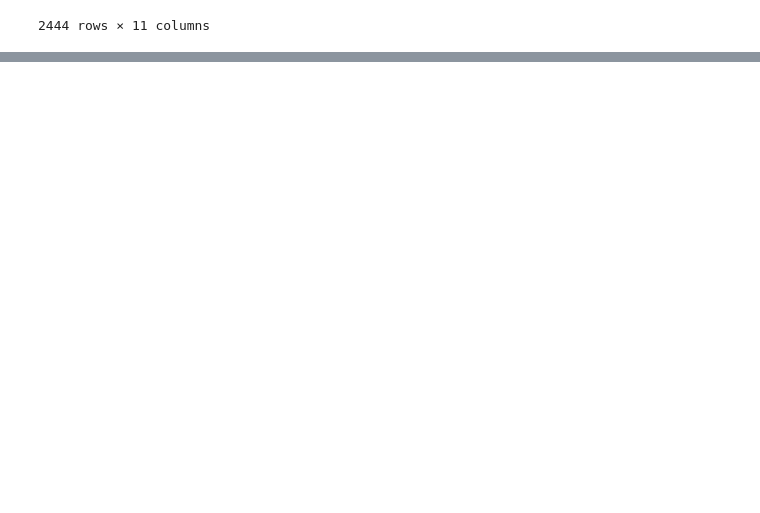
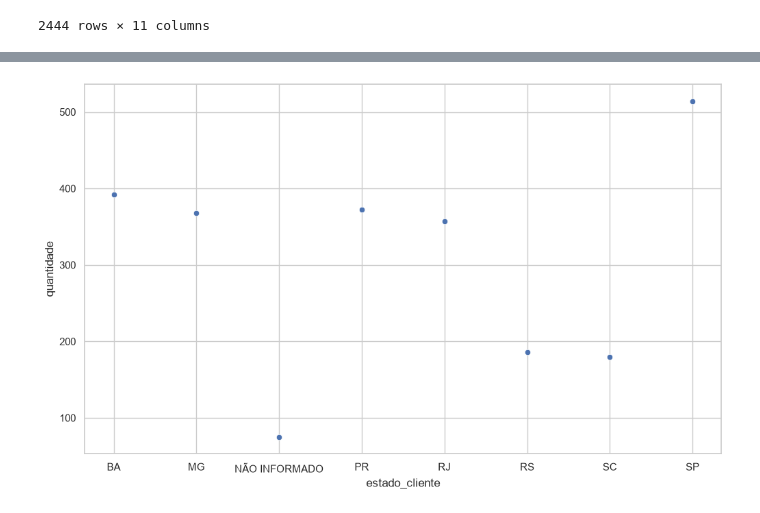
Before and after one commit to Fariu889/Projeto_Open_Source_Turma_01467.2026.0001, a Jupyter notebook: E_Commerce/Datasets/e_commerce.ipynb, the cells around one changed output, grey strips where cells are left out. Drawn from its saved outputs; the diff is of its cells as text; code cells hidden in the pictures; blank space fills up the shorter version.

```diff
--- a/E_Commerce/Datasets/e_commerce.ipynb
+++ b/E_Commerce/Datasets/e_commerce.ipynb
@@ -182,0 +248,7 @@ base_vendas
+# %%
+estado_contagem = base_vendas.groupby("estado_cliente").size().reset_index(name = "quantidade")
+plt.figure(figsize=(12,7))
+sns.set_theme(style="whitegrid")
+ax = sns.scatterplot(x="estado_cliente", y="quantidade", data = estado_contagem)
+# %% [output]
+[figure, added]
```
Also changed, not shown: parts of 5 cells of this notebook, 1 other file.
